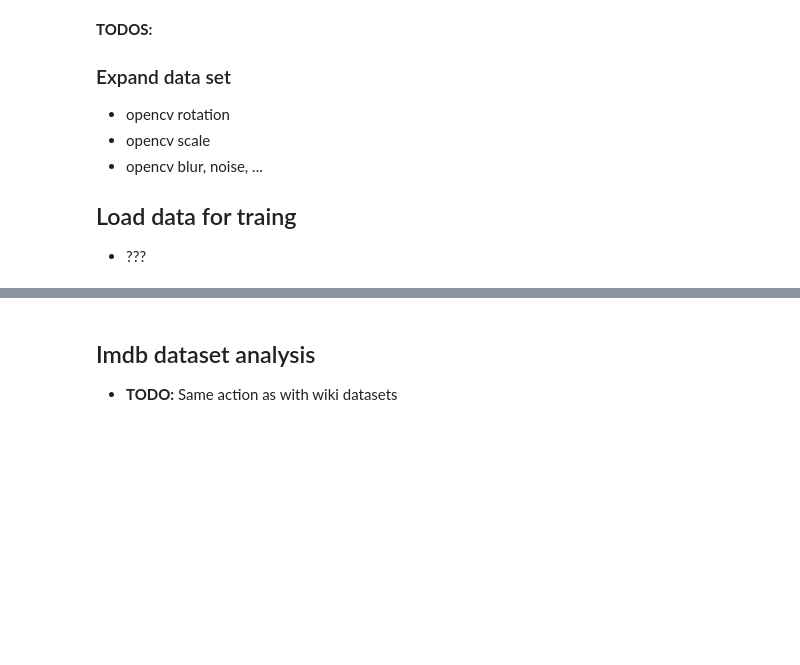
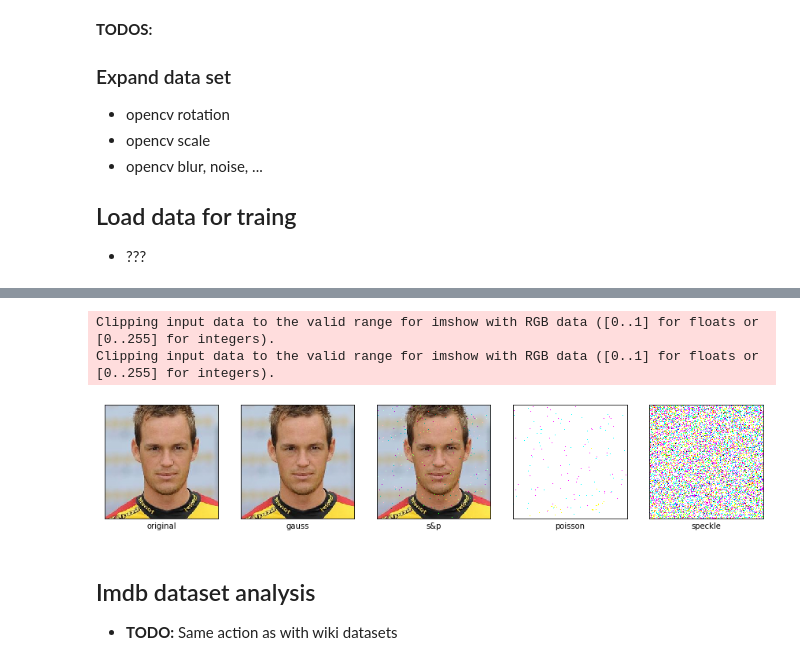
Before and after one commit to EdvinM/FIIT_NS_Mako_Schrojf, a Jupyter notebook: notebooks/Data_Analysis.ipynb, the cells around one changed output, grey strips where cells are left out. Saved outputs shown, nothing was run; the diff lists cells and outputs as text; code cells hidden in the pictures; blank space fills up the shorter version.

```diff
--- a/notebooks/Data_Analysis.ipynb
+++ b/notebooks/Data_Analysis.ipynb
@@ -62,6 +81,10 @@ for j in range(columns_n):
     data[columns[j]] = column
 
 wiki_df = pd.DataFrame(data = data, columns = columns)
+# %%
+# Save memory
+wiki = None
+data = None
 # %%
 wiki_df.head()
 # %% [output]
@@ -395,3 +576,32 @@ Populating the interactive namespace from numpy and matplotlib
+# %%
+IMAGE_ID = 18
+
+# Open image
+image_path = '../data/raw/wiki_crop/' + str(age_wiki_df['full_path'][IMAGE_ID])
+im = cv2.imread(image_path)
+im_resized = cv2.resize(im, (224, 224), interpolation=cv2.INTER_LINEAR)
+im_converted = cv2.cvtColor(im_resized, cv2.COLOR_BGR2RGB)
+
+plt.figure(figsize=(15,10))
+
+filters = ['original', 'gauss', 's&p', 'poisson', 'speckle']
+
+for i, filter_name in zip(range(5), filters):
+    plt.subplot(1, 5, i+1)
+    plt.xticks([])
+    plt.yticks([])
+    plt.grid(False)
+
+    noised = noise_generator(filter_name, im_converted)
+    plt.xlabel(filter_name)
+
+    plt.imshow(noised, cmap=plt.cm.binary)
+
+plt.show()
+# %% [output]
+Clipping input data to the valid range for imshow with RGB data ([0..1] for floats or [0..255] for integers).
+Clipping input data to the valid range for imshow with RGB data ([0..1] for floats or [0..255] for integers).
+[figure, added]
 # %% [markdown]
 ## Imdb dataset analysis
 
```
Also changed, not shown: parts of 11 cells of this notebook, 1 other file.
